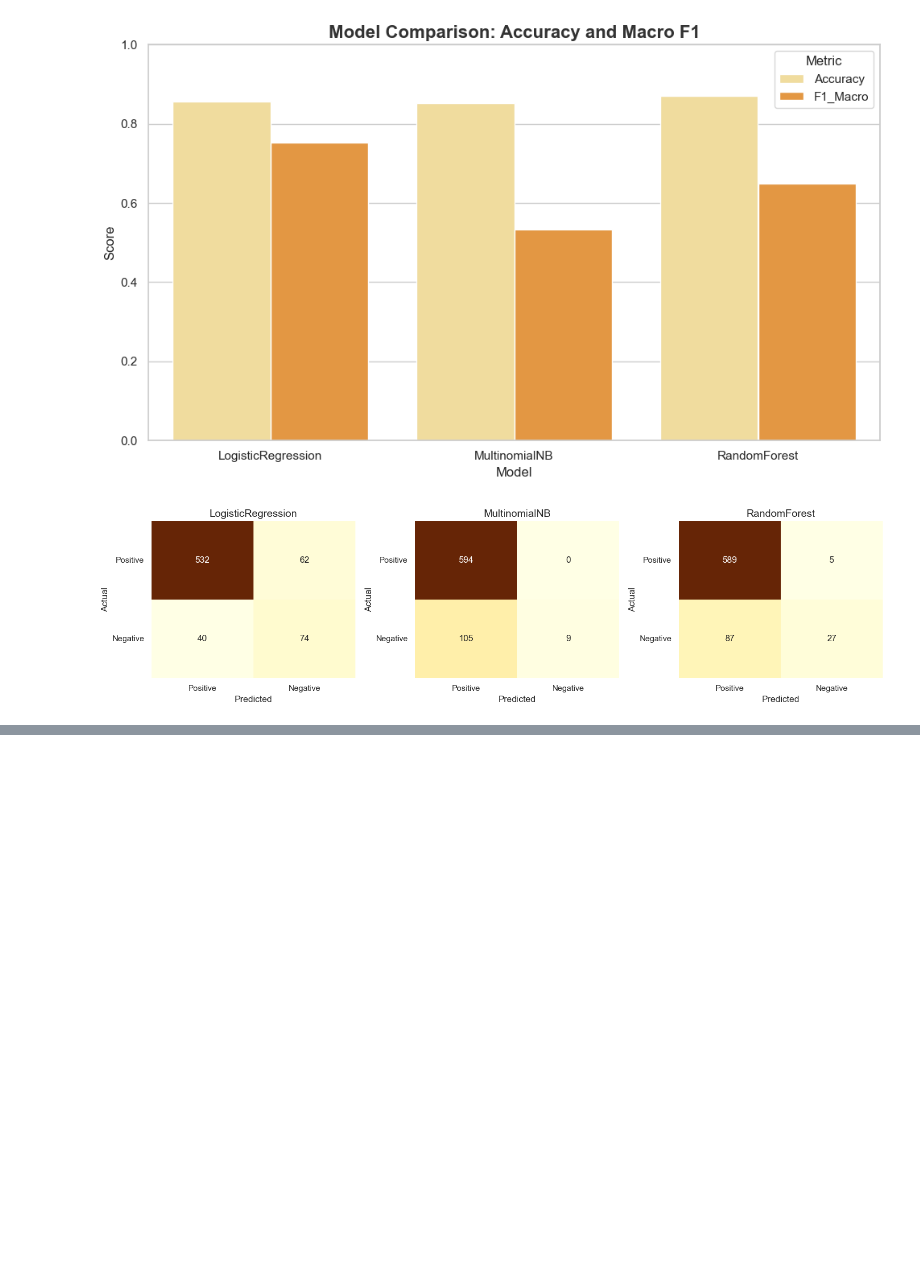
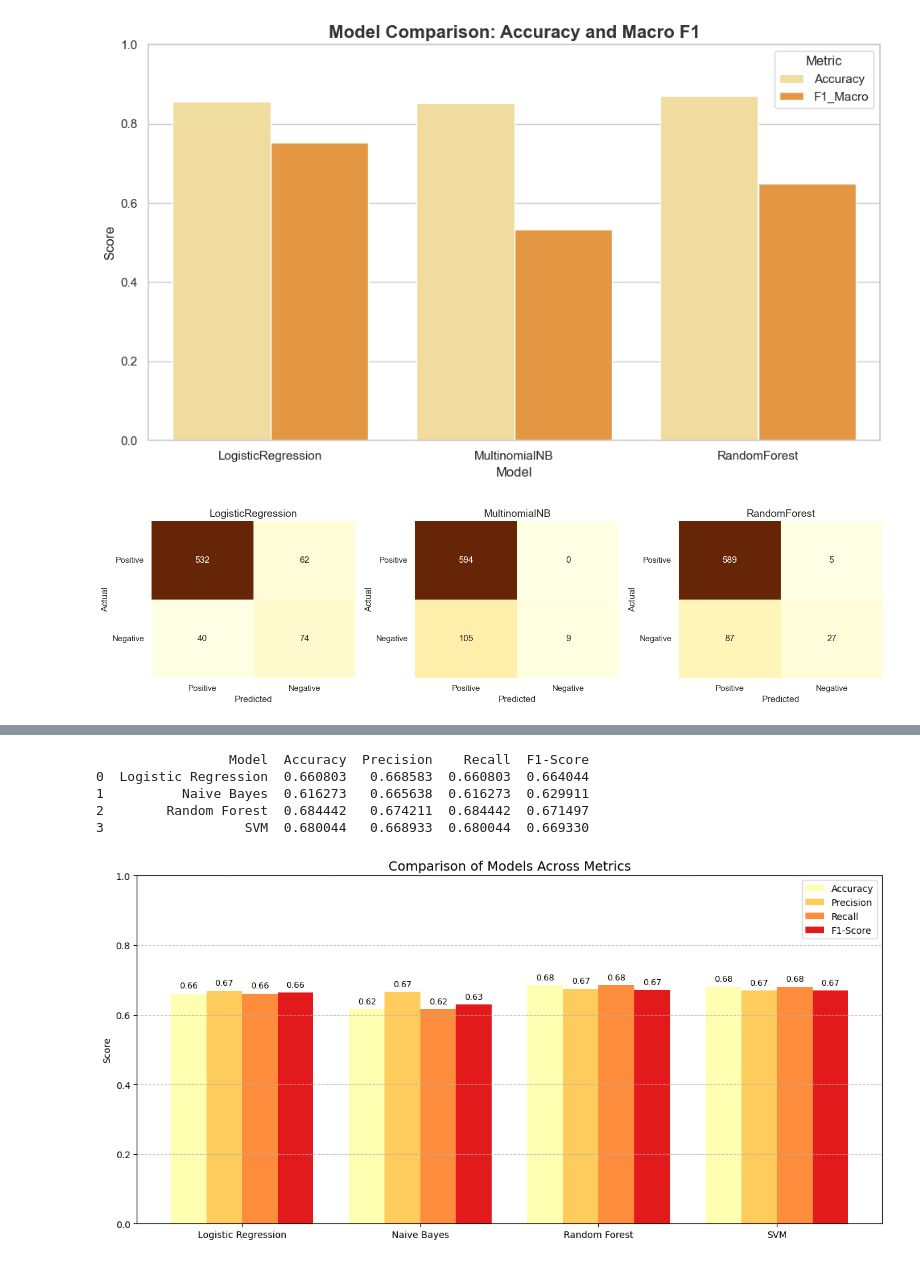
Before and after one commit to PrimeTonyCode/phase_4_project, a Jupyter notebook: Tweet_Sentiment_NLP.ipynb, the cells around one changed output, grey strips where cells are left out. Cells and saved outputs as stored; diff of their text form; code cells hidden in the pictures; blank space fills up the shorter version.

```diff
--- a/Tweet_Sentiment_NLP.ipynb
+++ b/Tweet_Sentiment_NLP.ipynb
@@ -545,0 +973,69 @@ plt.show()
+# %%
+# Compare tuned models' performance
+from sklearn.metrics import accuracy_score, precision_score, recall_score, f1_score
+
+# List of model names and predictions
+models_preds = [
+    ("Logistic Regression", y_pred_lr),
+    ("Naive Bayes", y_pred_nb),
+    ("Random Forest", y_pred_rf),
+    ("SVM", y_pred_svm)
+]
+
+# Create a results list
+results_metrics = []
+
+for name, y_pred in models_preds:
+    results_metrics.append({
+        "Model": name,
+        "Accuracy": accuracy_score(y_test_multi, y_pred),
+        "Precision": precision_score(y_test_multi, y_pred, average='weighted'),
+        "Recall": recall_score(y_test_multi, y_pred, average='weighted'),
+        "F1-Score": f1_score(y_test_multi, y_pred, average='weighted')
+    })
+
+# Convert to DataFrame
+metrics_df = pd.DataFrame(results_metrics)
+
+# Display
+print(metrics_df)
+# %% [output]
+                 Model  Accuracy  Precision    Recall  F1-Score
+0  Logistic Regression  0.660803   0.668583  0.660803  0.664044
+1          Naive Bayes  0.616273   0.665638  0.616273  0.629911
+2        Random Forest  0.684442   0.674211  0.684442  0.671497
+3                  SVM  0.680044   0.668933  0.680044  0.669330
+# %%
+# Visualize comparison
+
+metrics = ["Accuracy", "Precision", "Recall", "F1-Score"]
+models = metrics_df['Model']
+x = np.arange(len(models))
+width = 0.2
+
+colors = ['#ffffb2', '#fecc5c', '#fd8d3c', '#e31a1c']
+
+fig, ax = plt.subplots(figsize=(12,6))
+
+for i, metric in enumerate(metrics):
+    ax.bar(x + i*width - width*1.5, metrics_df[metric], width, label=metric, color=colors[i])
+
+# Labels and title
+ax.set_ylabel("Score")
+ax.set_title("Comparison of Models Across Metrics", fontsize=14)
+ax.set_xticks(x)
+ax.set_xticklabels(models)
+ax.set_ylim(0,1)
+ax.legend()
+ax.grid(axis='y', linestyle='--', alpha=0.7)
+
+# Annotate bars
+for i in range(len(models)):
+    for j, metric in enumerate(metrics):
+        ax.text(x[i] + j*width - width*1.5, metrics_df[metric][i] + 0.01,
+                f"{metrics_df[metric][i]:.2f}", ha='center', va='bottom', fontsize=9)
+
+plt.tight_layout()
+plt.show()
+# %% [output]
+[figure, added]
```
Also changed, not shown: parts of 27 cells of this notebook.
